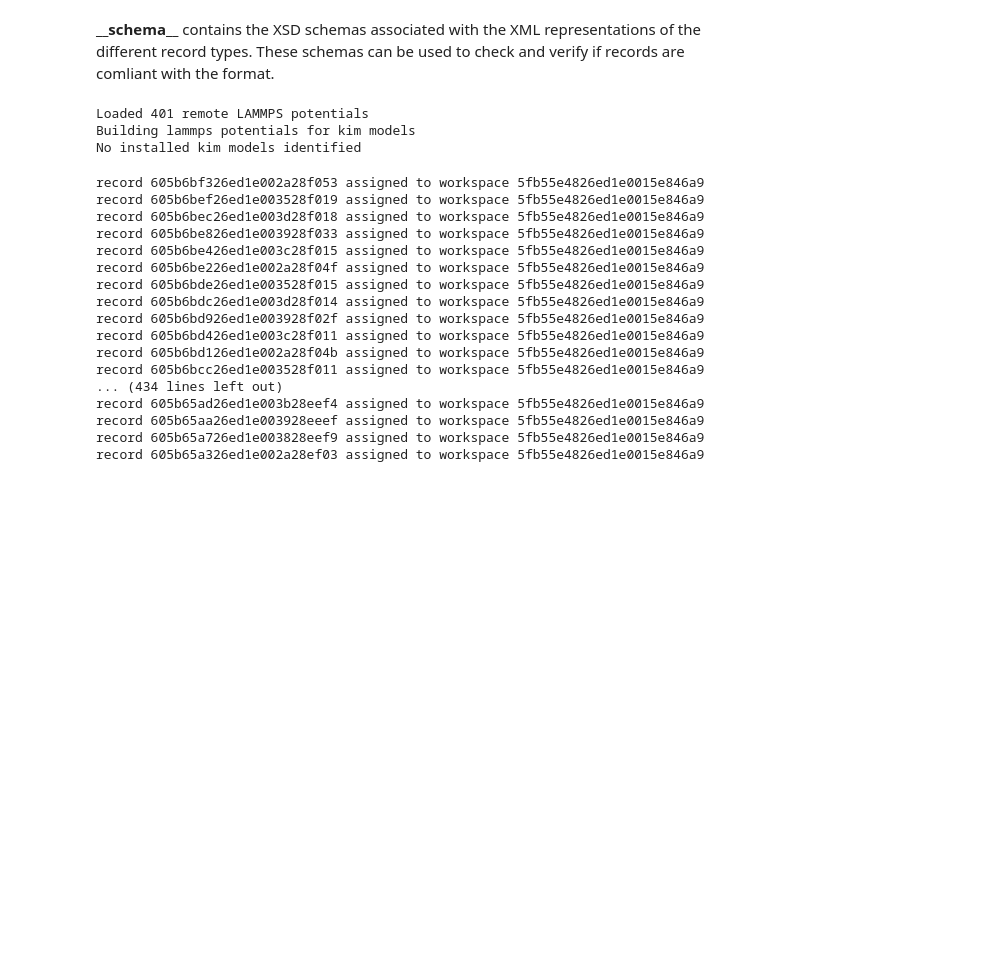
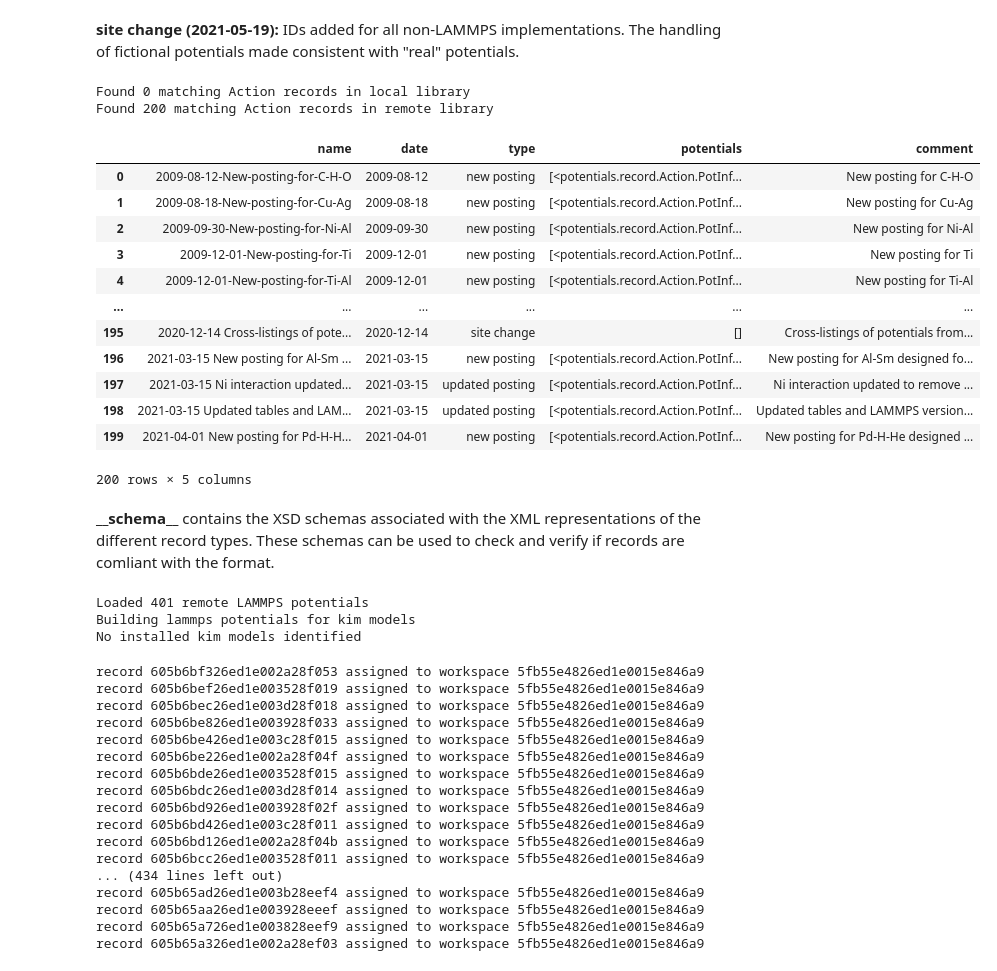
Before and after one commit to usnistgov/potentials, a Jupyter notebook: scripts/Testing and debugging.ipynb, the cells around one changed output. Saved outputs shown, nothing was run; the diff lists cells and outputs as text; code cells hidden in the pictures; blank space fills up the shorter version.

```diff
--- a/scripts/Testing and debugging.ipynb
+++ b/scripts/Testing and debugging.ipynb
@@ -5,3 +14,37 @@ import atomman as am
+# %%
+action = potentials.load_record('Action',
+    type = 'site change',
+    date = None,
+    comment = 'IDs added for all non-LAMMPS implementations. The handling of fictional potentials made consistent with "real" potentials.',
+    potentials = []
+)
+# %%
+action.html(render=True)
+# %% [output]
+site change (2021-05-19): IDs added for all non-LAMMPS implementations. The handling of fictional potentials made consistent with "real" potentials.
+# %%
+potdb = potentials.Database()
+# %%
+acts, acts_df = potdb.get_actions(verbose=True, return_df=True)
+# %% [output]
+Found 0 matching Action records in local library
+Found 200 matching Action records in remote library
+# %%
+acts_df
+# %% [output]
+|  | name | date | type | potentials | comment |
+| 0 | 2009-08-12-New-posting-for-C-H-O | 2009-08-12 | new posting | [<potentials.record.Action.PotInf... | New posting for C-H-O |
+| 1 | 2009-08-18-New-posting-for-Cu-Ag | 2009-08-18 | new posting | [<potentials.record.Action.PotInf... | New posting for Cu-Ag |
+| 2 | 2009-09-30-New-posting-for-Ni-Al | 2009-09-30 | new posting | [<potentials.record.Action.PotInf... | New posting for Ni-Al |
+| 3 | 2009-12-01-New-posting-for-Ti | 2009-12-01 | new posting | [<potentials.record.Action.PotInf... | New posting for Ti |
+| 4 | 2009-12-01-New-posting-for-Ti-Al | 2009-12-01 | new posting | [<potentials.record.Action.PotInf... | New posting for Ti-Al |
+| ... | ... | ... | ... | ... | ... |
+| 195 | 2020-12-14 Cross-listings of pote... | 2020-12-14 | site change | [] | Cross-listings of potentials from... |
+| 196 | 2021-03-15 New posting for Al-Sm ... | 2021-03-15 | new posting | [<potentials.record.Action.PotInf... | New posting for Al-Sm designed fo... |
+| 197 | 2021-03-15 Ni interaction updated... | 2021-03-15 | updated posting | [<potentials.record.Action.PotInf... | Ni interaction updated to remove ... |
+| 198 | 2021-03-15 Updated tables and LAM... | 2021-03-15 | updated posting | [<potentials.record.Action.PotInf... | Updated tables and LAMMPS version... |
+| 199 | 2021-04-01 New posting for Pd-H-H... | 2021-04-01 | new posting | [<potentials.record.Action.PotInf... | New posting for Pd-H-He designed ... |
+200 rows × 5 columns
 # %% [markdown]
 __\_\_schema\_\___ contains the XSD schemas associated with the XML
 representations of the different record types.  These schemas can be used to
```
Also changed, not shown: parts of 2 cells of this notebook, 20 other files.
